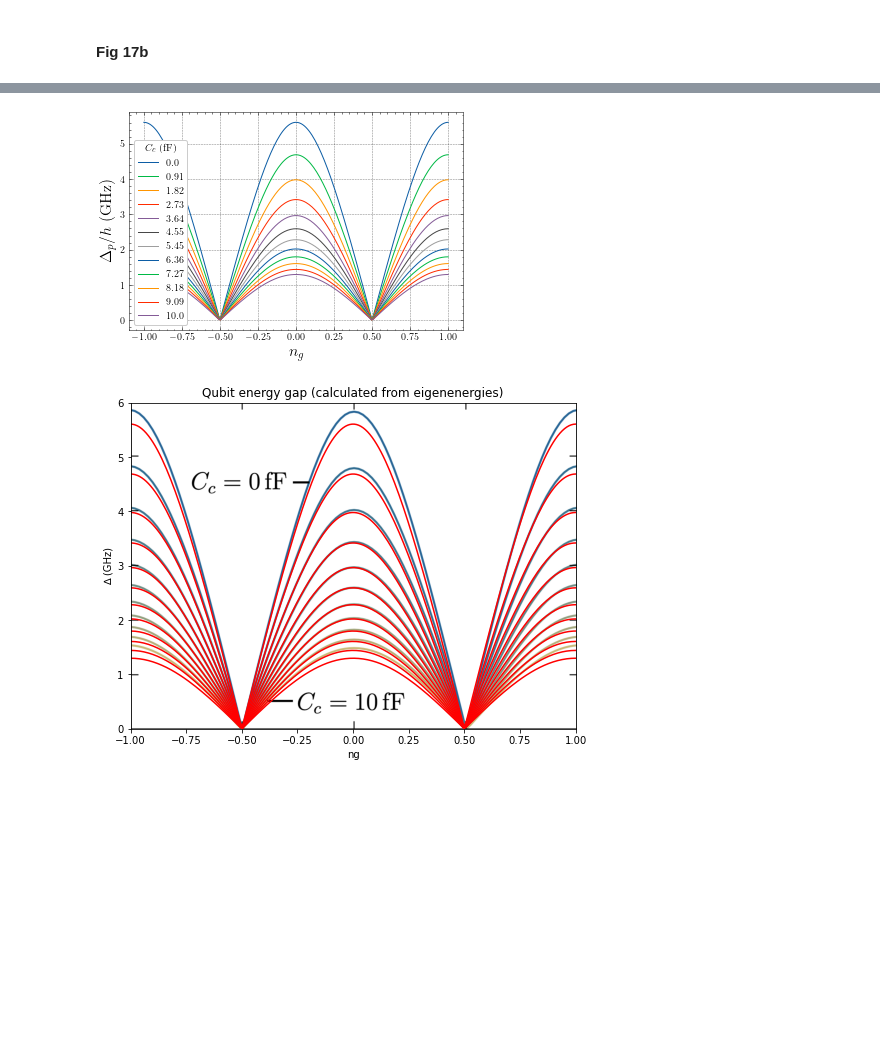
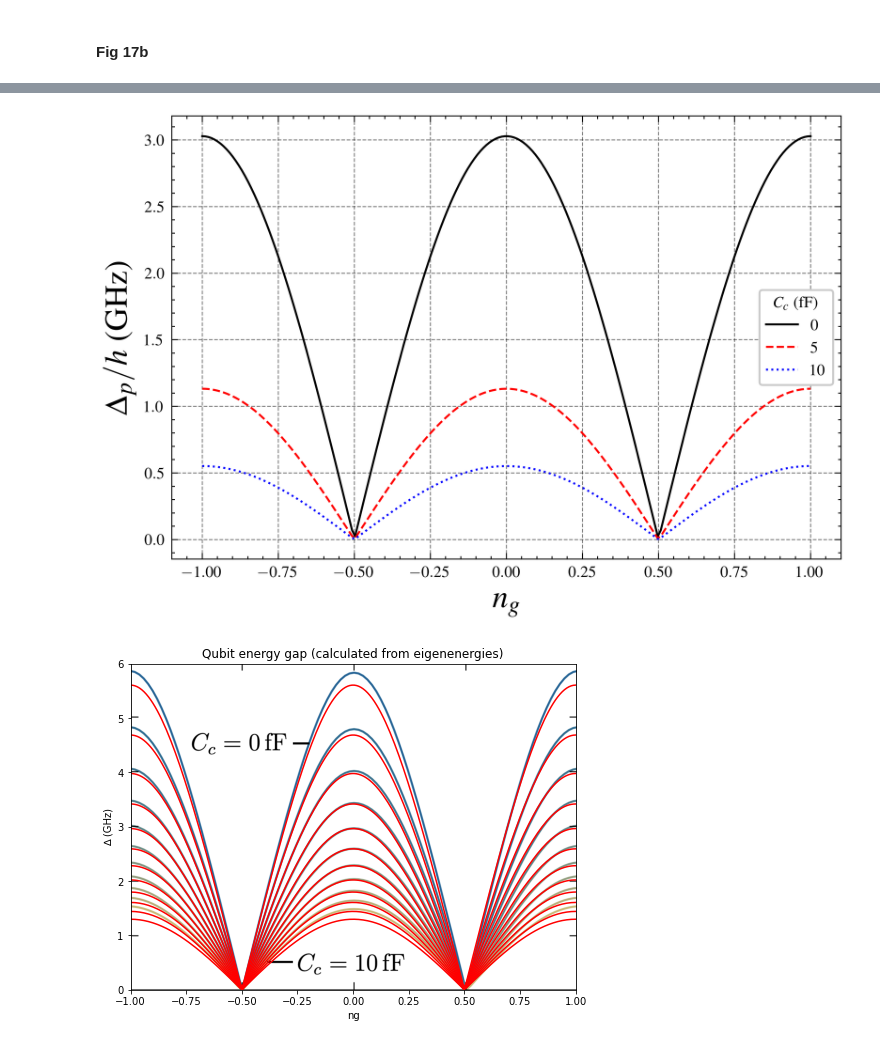
Before and after one commit to Dan5762/Transmon-Project, a Jupyter notebook: circuit_models/resonator_coupling.ipynb, the cells around one changed output, grey strips where cells are left out. Drawn from its saved outputs; the diff is of its cells as text; code cells hidden in the pictures; blank space fills up the shorter version.

Commit message:
Fixed alphas bugs, and replotted figures using ieee styling

```diff
--- a/circuit_models/resonator_coupling.ipynb
+++ b/circuit_models/resonator_coupling.ipynb
@@ -147,17 +148,17 @@ plt.show()
 #### Fig 17a
 # %%
 fig_17a_ngs_q = np.linspace(-1, 1, 200)
-alphas = np.linspace(0.25, 0.6, 8)
+# alphas = np.linspace(0.25, 0.6, 8)
+alphas = [0.2, 0.4, 0.6]
 
-system = RCCircuit(ncut=5, Cc=0)
+system = RCCircuit(ncut=4, Cc=0)
 
 fig_17a_results_q = {}
 
 for alpha in alphas:
     fig_17a_results_q[alpha] = []
-    system.alpha = alpha
+    system.alphas = [alpha] * 4
     for ng in tqdm(fig_17a_ngs_q):
-
         system.ng = ng
 
         evals, evecs = system.diagonalise_q(update=True)
@@ -181,7 +182,7 @@ plt.show()
 # %%
 pparam = dict(xlabel='$n_g$', ylabel='$\Delta_p / h$ (GHz)')
 
-with plt.style.context(['science', 'grid']):
+with plt.style.context(['ieee', 'grid']):
     fig, ax = plt.subplots(figsize=(6,4))
     for alpha in fig_17a_results_q.keys():
         ax.plot(fig_17a_ngs_q, fig_17a_results_q[alpha], label=round(alpha,2))
@@ -219,9 +220,10 @@ plt.show()
 #### Fig 17b
 # %%
 fig_17b_ngs_q = np.linspace(-1, 1, 200)
-fig_17b_Ccs_q = np.linspace(0, 10e-15, 12)
+# fig_17b_Ccs_q = np.linspace(0, 10e-15, 12)
+fig_17b_Ccs_q = [0e-15, 5e-15, 10e-15]
 
-system = RCCircuit(ncut=5, alpha=0.4)
+system = RCCircuit(ncut=5)
 
 fig_17b_results_q = {}
 
@@ -253,18 +255,18 @@ plt.show()
 # %%
 pparam = dict(xlabel='$n_g$', ylabel='$\Delta_p / h$ (GHz)')
 
-with plt.style.context(['science', 'grid']):
+with plt.style.context(['ieee', 'grid']):
     fig, ax = plt.subplots(figsize=(6,4))
     for Cc in fig_17b_results_q.keys():
-        ax.plot(fig_17b_ngs_q, fig_17b_results_q[Cc], label=round(Cc * 1e15,2))
+        ax.plot(fig_17b_ngs_q, fig_17b_results_q[Cc], label=int(Cc * 1e15))
     ax.legend(title='$C_c$ (fF)')
     ax.set(**pparam)
     ax.xaxis.label.set_size(16)
     ax.yaxis.label.set_size(16)
     fig.savefig('../figures/Resonator Coupling/Delta wrt Cc ng.png', dpi=300)
     plt.show()
 # %% [output]
-[figure, old version]
+[figure, new version]
 # %%
 plt.figure(figsize=(8,6))
 plt.title('Qubit energy gap (calculated from eigenenergies)')
```
Also changed, not shown: parts of 17 cells of this notebook, 17 other files.
